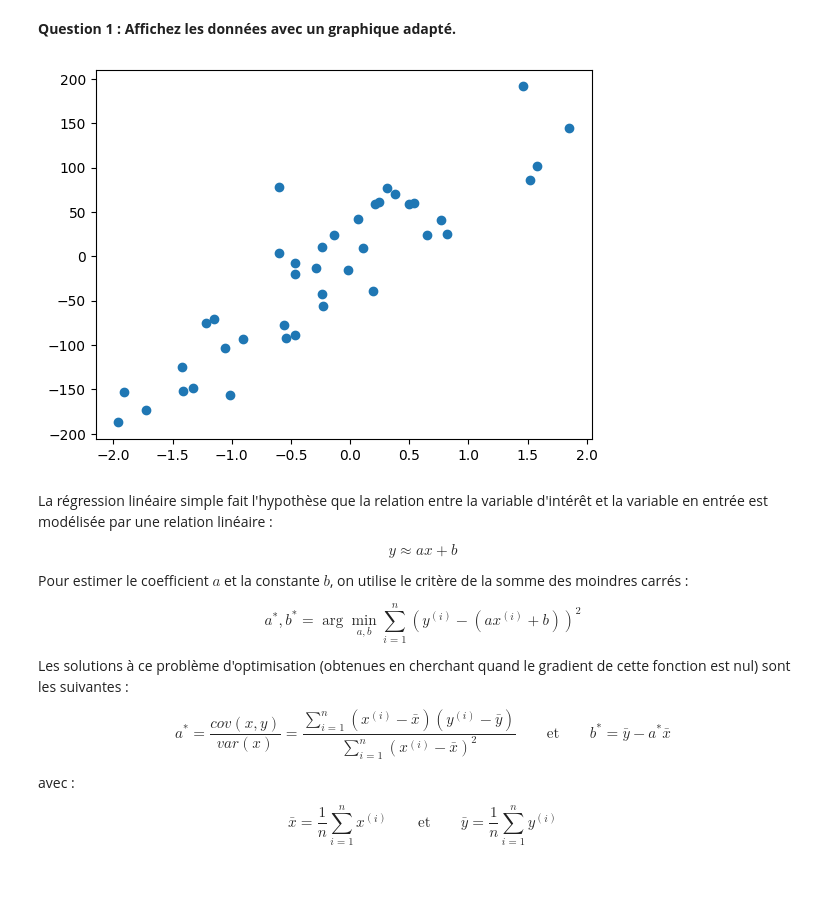
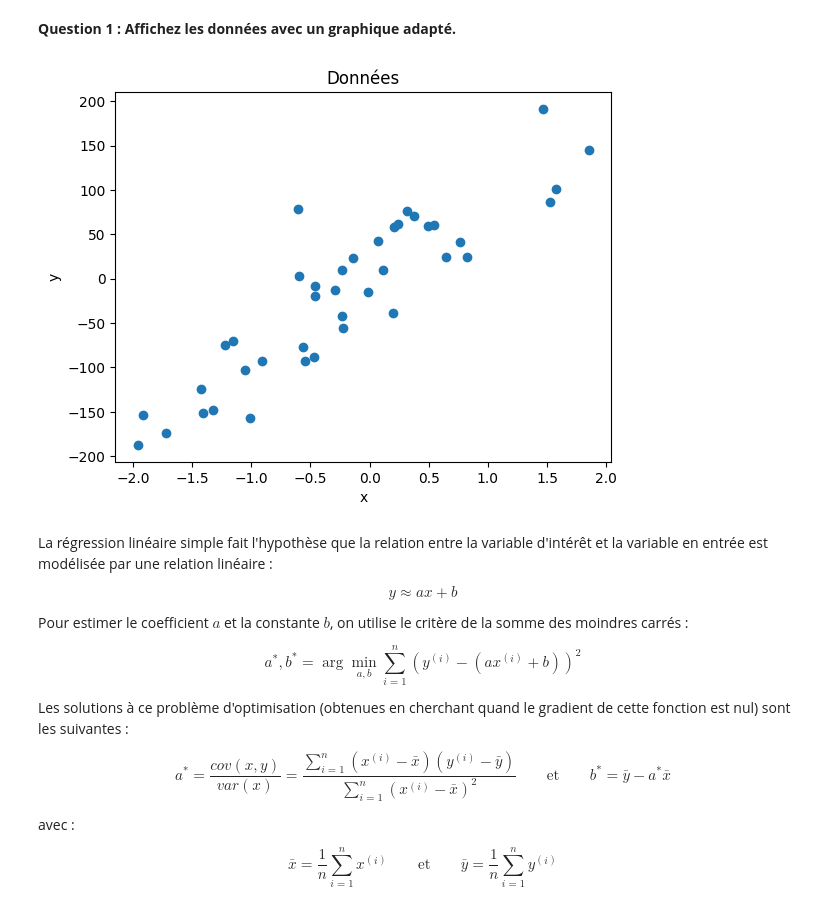
Before and after one commit to jojodu0747/ProjetTDD, a Jupyter notebook: src/RegLOG.ipynb, the cells around one changed output. Drawn from its saved outputs; the diff is of its cells as text; code cells hidden in the pictures; blank space fills up the shorter version.

```diff
--- a/src/RegLOG.ipynb
+++ b/src/RegLOG.ipynb
@@ -25,11 +25,14 @@ Deux variables Python ont été créées :
 * `y_lin_sim` correspond au vecteur $\mathbf{y}$ contenant les sorties.
 # %% [markdown]
 **Question 1 : Affichez les données avec un graphique adapté.**
-# %%
-plt.scatter(x_lin_sim, y_lin_sim)
-plt.show()
-# %% [output]
-[figure, removed]
+# %%
+plt.scatter(x_lin_sim, y_lin_sim)
+plt.xlabel('x')
+plt.ylabel('y')
+plt.title('Données')
+plt.show()
+# %% [output]
+[figure, added]
 # %% [markdown]
 La régression linéaire simple fait l'hypothèse que la relation entre la variable d'intérêt et la variable en entrée est modélisée par une relation linéaire :
 
```
Also changed, not shown: parts of 36 cells of this notebook, 2 other files.
